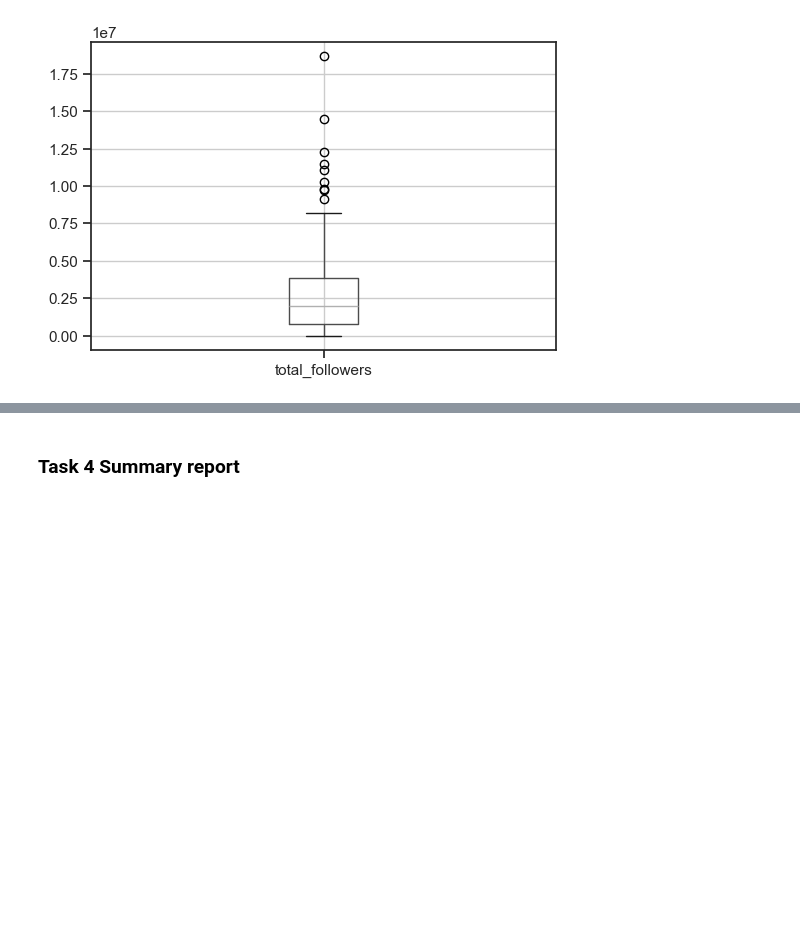
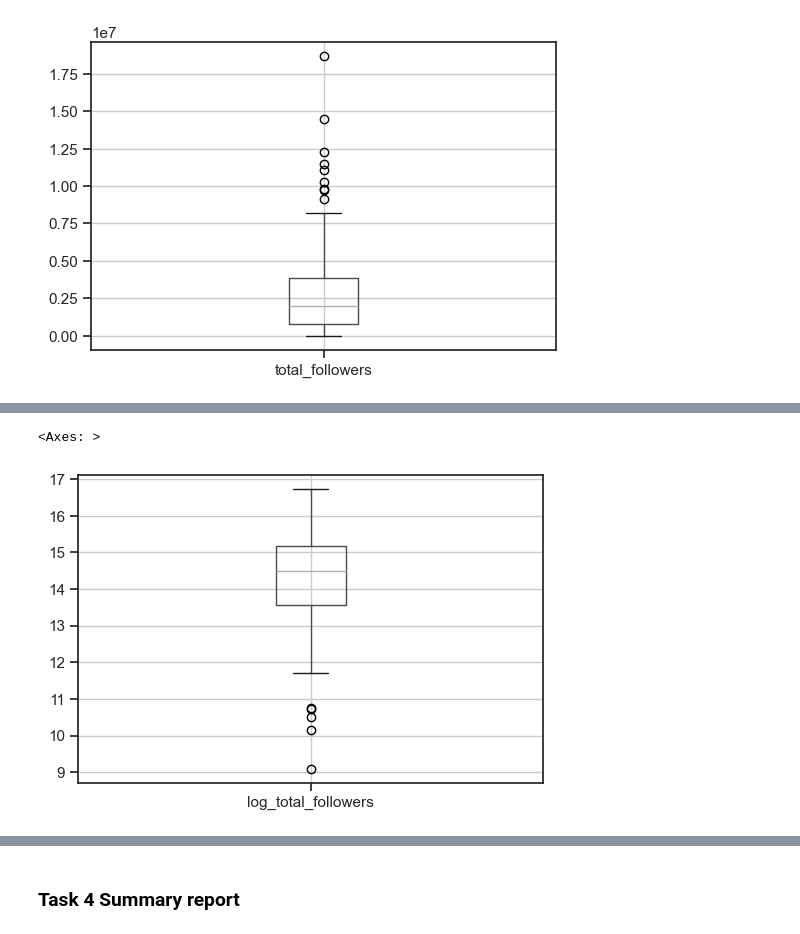
Before and after one commit to cda79/IAT461-Assignment01, a Jupyter notebook: IAT461-Assignment01-Scaffold.ipynb, the cells around one changed output, grey strips where cells are left out. Drawn from its saved outputs; the diff is of its cells as text; code cells hidden in the pictures; blank space fills up the shorter version.

```diff
--- a/IAT461-Assignment01-Scaffold.ipynb
+++ b/IAT461-Assignment01-Scaffold.ipynb
@@ -1057,0 +1130,7 @@ plt.show()
+# %%
+#create new column for log transformations in dataset
+streamers_df["log_total_followers"] = np.log1p(streamers_df["total_followers"])
+streamers_df.boxplot(column="log_total_followers", figsize=(6, 4))
+# %% [output]
+<Axes: >
+[figure, added]
```
Also changed, not shown: parts of 11 cells of this notebook.
